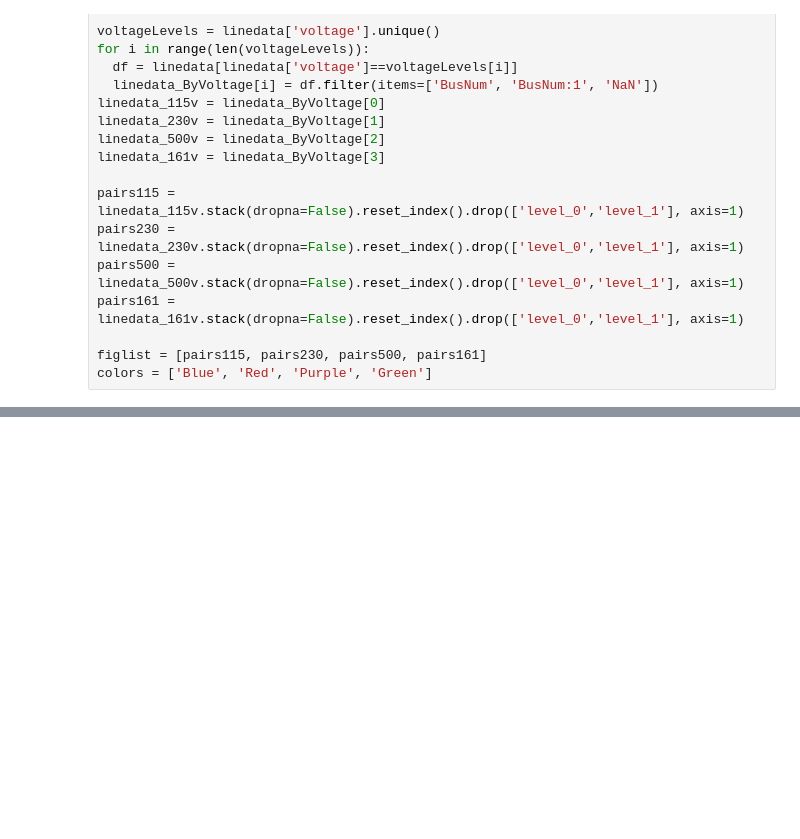
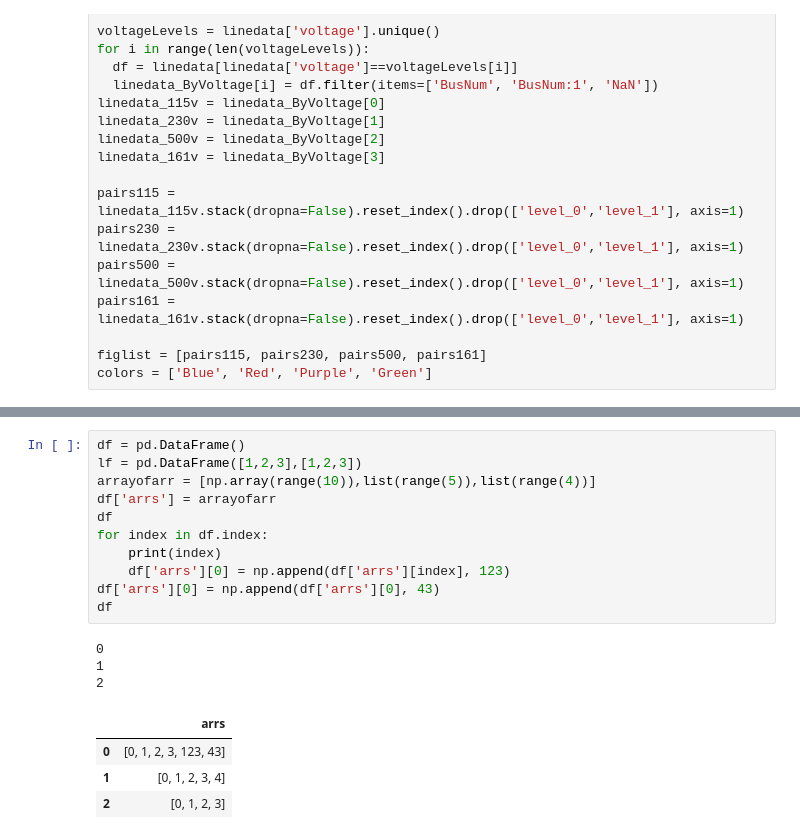
Before and after one commit to abodh/SummerInternship2021WSU, a Jupyter notebook: HIM_clean.ipynb, the cells around one changed output, grey strips where cells are left out. Drawn from its saved outputs; the diff is of its cells as text; blank space fills up the shorter version.

```diff
--- a/HIM_clean.ipynb
+++ b/HIM_clean.ipynb
@@ -202,0 +199,19 @@ plt.legend(custom_lines, ['115v', '230v', '500v', '161v'])
+# %%
+df = pd.DataFrame()
+lf = pd.DataFrame([1,2,3],[1,2,3])
+arrayofarr = [np.array(range(10)),list(range(5)),list(range(4))]
+df['arrs'] = arrayofarr
+df
+for index in df.index:
+    print(index)
+    df['arrs'][0] = np.append(df['arrs'][index], 123)
+df['arrs'][0] = np.append(df['arrs'][0], 43)
+df
+# %% [output]
+0
+1
+2
+|  | arrs |
+| 0 | [0, 1, 2, 3, 123, 43] |
+| 1 | [0, 1, 2, 3, 4] |
+| 2 | [0, 1, 2, 3] |
```
Also changed, not shown: parts of 9 cells of this notebook.
